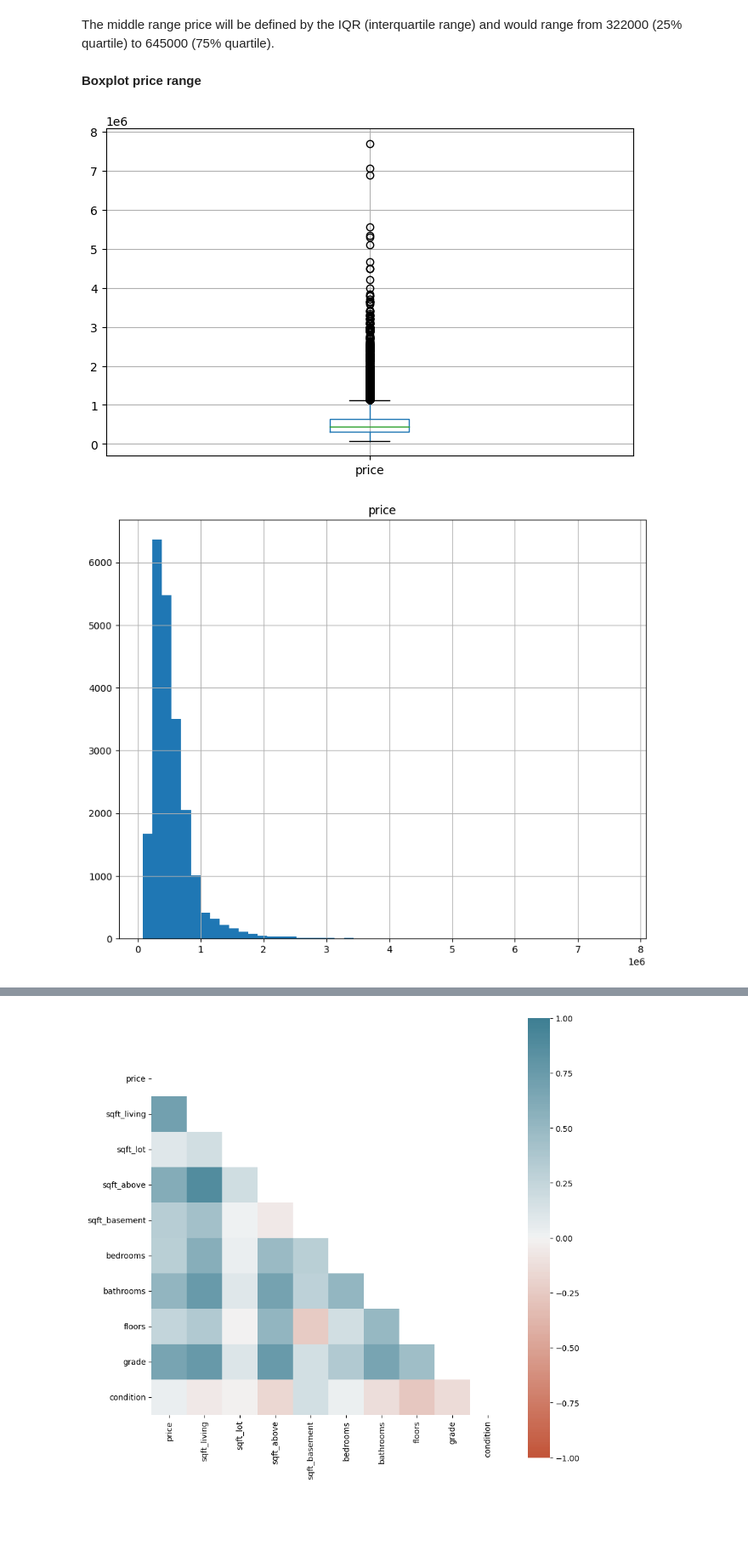
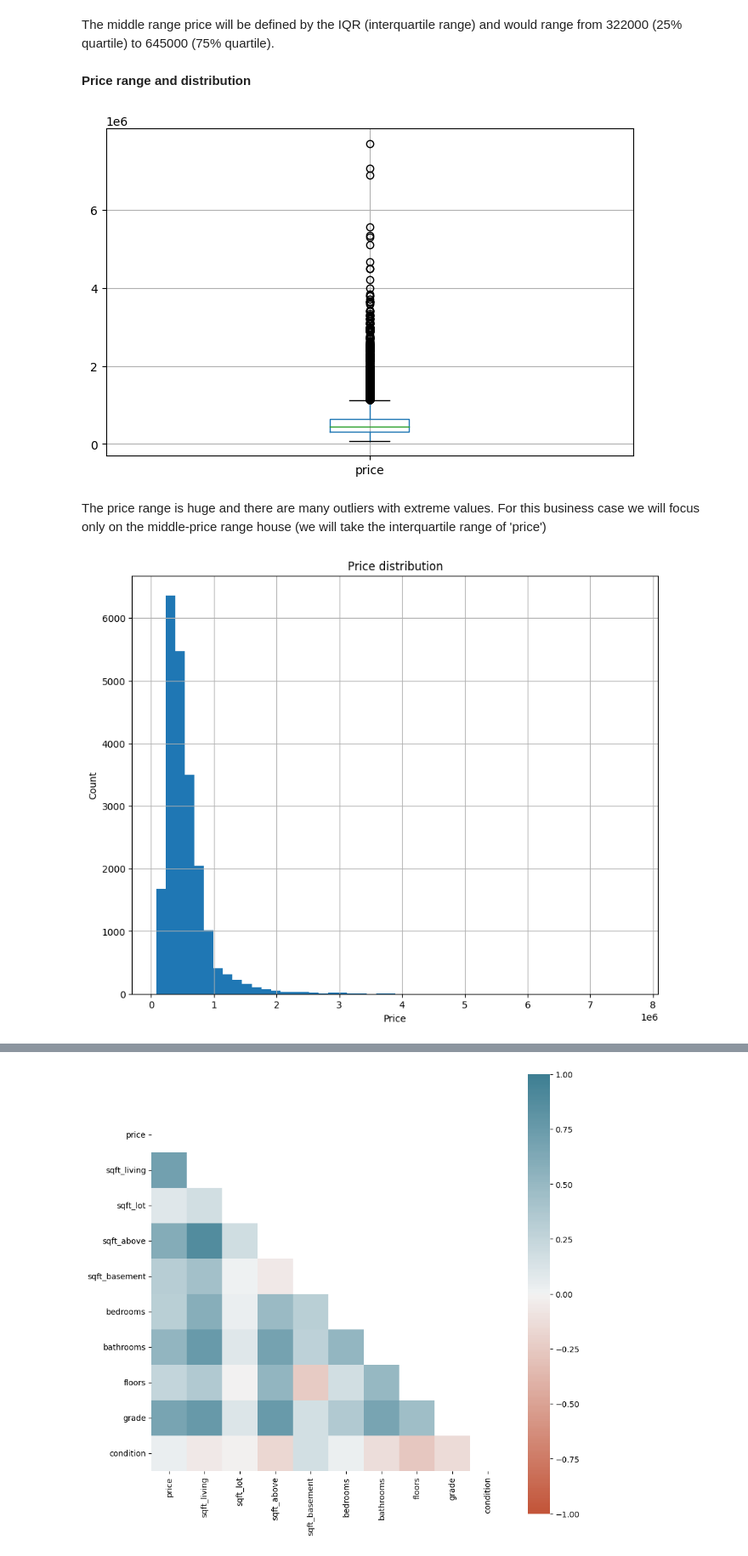
Before and after one commit to eockfen/EDA_King_County_home_sales, a Jupyter notebook: EDA.ipynb, the cells around one changed output, grey strips where cells are left out. Shown at 85% size. Cells and saved outputs as stored; diff of their text form; code cells hidden in the pictures; blank space fills up the shorter version.

```diff
--- a/EDA.ipynb
+++ b/EDA.ipynb
@@ -235,16 +243,23 @@ max     7700000.000
 Name: price, dtype: float64
 # %% [markdown]
 The middle range price will be defined by the IQR (interquartile range) and would range from 322000 (25% quartile) to 645000 (75% quartile).
-# %% [markdown]
-**Boxplot price range**
+# %% [markdown]
+**Price range and distribution**
 # %%
-df.boxplot(column = 'price')
+df.boxplot(column = 'price') #boxplot of price range
+plt.yticks(range(0, 7000001, 2000000))
 plt.show()
 # %% [output]
-[figure, old version]
+[figure, new version]
+# %% [markdown]
+The price range is huge and there are many outliers with extreme values. For this business case we will focus only on the middle-price range house (we will take the interquartile range of 'price')
 # %%
 #make it nice/ change axes!
 df.hist(column = 'price', bins = 50, figsize = (10, 8))
+#adding labels and title
+plt.xlabel('Price')
+plt.ylabel('Count')
+plt.title('Price distribution')
 plt.show()
 # %% [output]
-[figure, old version]
+[figure, new version]
```
Also changed, not shown: parts of 83 cells of this notebook.
